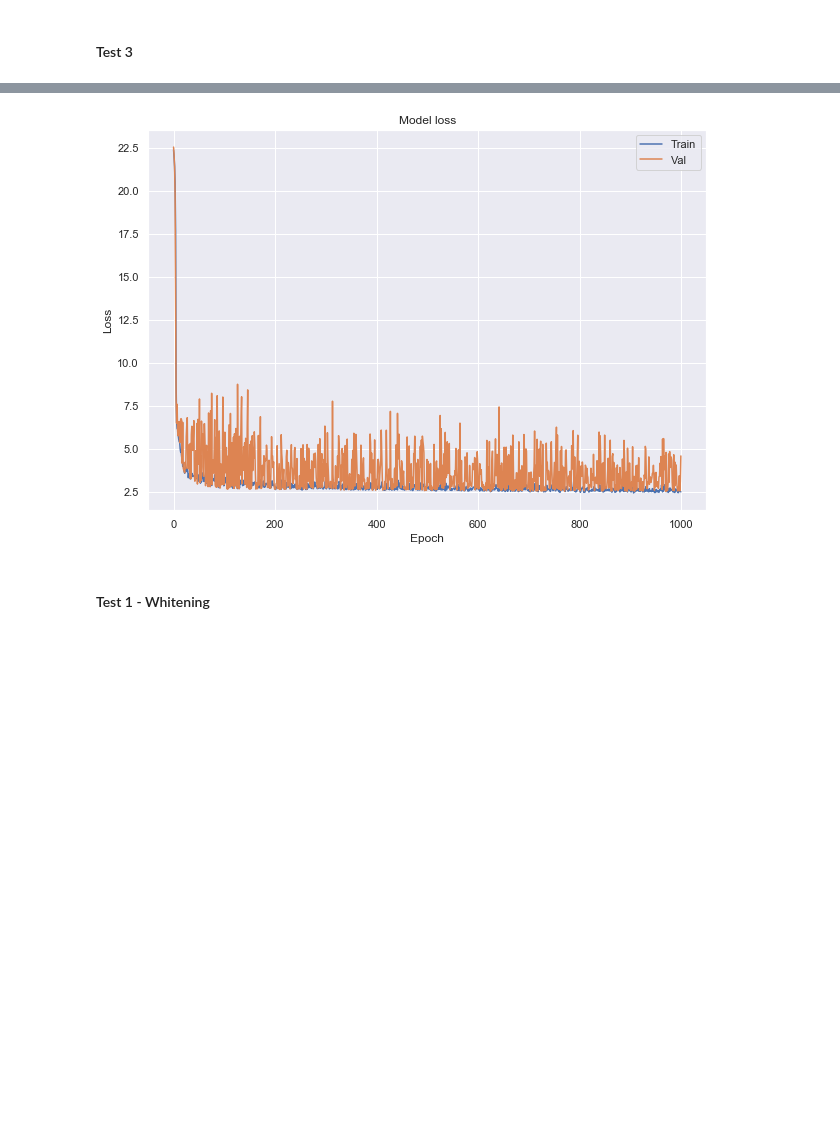
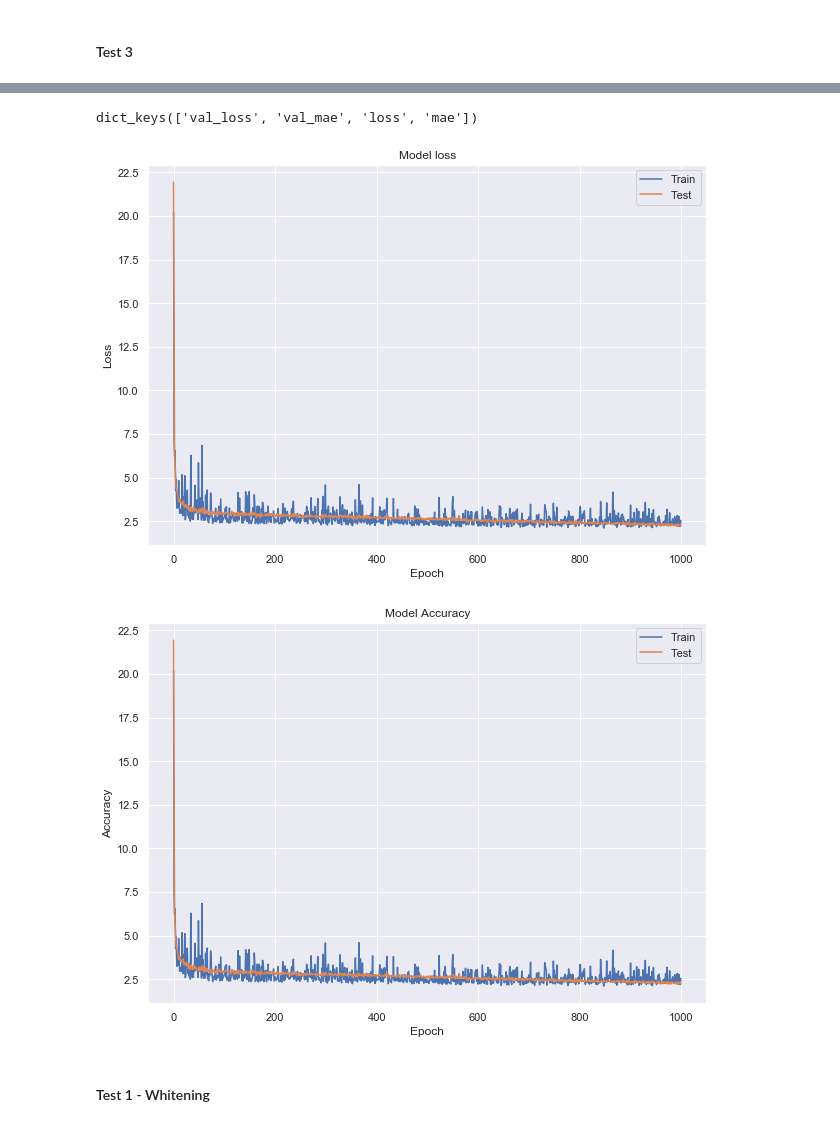
Before and after one commit to JohnADeady/ML-S-Project, a Jupyter notebook: Boston House Prices.ipynb, the cells around one changed output, grey strips where cells are left out. Cells and saved outputs as stored; diff of their text form; code cells hidden in the pictures; blank space fills up the shorter version.

```diff
--- a/Boston House Prices.ipynb
+++ b/Boston House Prices.ipynb
@@ -495,7 +495,7 @@ m.add(Dense(12, activation='relu'))
 m.add(Dense(1, activation='sigmoid'))
 
 # Compile model
-m.compile(optimizer='adam',loss='mean_squared_error', metrics=['mse','mae'])
+m.compile(optimizer='adam',loss='mean_squared_error', metrics=['mae'])
 
 history = m.fit(X_train, Y_train, validation_data=(X_test,Y_test), epochs=500, batch_size=10, verbose=0)
 # %% [markdown]
@@ -600,19 +725,19 @@ FOr our next test we will increase a neurons and add an extra hidden layer. We w
 m2 = kr.models.Sequential()
 
 # Add layers to your model
-m2.add(Dense(32, input_dim=4, activation='relu'))
+m2.add(Dense(128, input_dim=4, activation='relu'))
 
 #Hidden layer
 m2.add(Dense(64, activation='relu'))
-m2.add(Dense(128, activation='relu'))
+m2.add(Dense(32, activation='relu'))
 
 #Output
-m2.add(Dense(1, activation='linear'))
+m2.add(Dense(1))
 
 # Compile the network :
-m2.compile(loss='mean_absolute_error', optimizer='sgd')
+m2.compile(loss='mean_absolute_error', optimizer='sgd',  metrics=['mae'])
 
-history2 = m2.fit(X_train, Y_train, validation_data=(X_test,Y_test), epochs=1000, batch_size=32, verbose=1)
+history2 = m2.fit(X_train, Y_train, validation_data=(X_test,Y_test), epochs=1000, batch_size=10, verbose=1)
 # %% [output]
 Train on 354 samples, validate on 152 samples
 Epoch 1/1000
@@ -659,14 +786,28 @@ Val loss is: 4.585934413106818
 # %%
 #Create a plot showing
+# list all data in history
+print(history.history.keys())
+# plot metrics
+plt.plot(history2.history['val_loss'])
 plt.plot(history2.history['loss'])
-plt.plot(history2.history['val_loss'])
 plt.title('Model loss')
 plt.ylabel('Loss')
 plt.xlabel('Epoch')
-plt.legend(['Train', 'Val'], loc='upper right')
+plt.legend(['Train', 'Test'], loc='upper right')
 plt.show()
+
+# plot metrics
+plt.plot(history2.history['val_mae'])
+plt.plot(history2.history['mae'])
+plt.title('Model Accuracy')
+plt.ylabel('Accuracy')
+plt.xlabel('Epoch')
+plt.legend(['Train', 'Test'], loc='upper right')
+plt.show()
 # %% [output]
+dict_keys(['val_loss', 'val_mae', 'loss', 'mae'])
-[figure, old version]
+[figure, new version]
+[figure, added]
 # %% [markdown]
 #### Test 1 - Whitening
 # %% [markdown]
```
Also changed, not shown: parts of 42 cells of this notebook.
